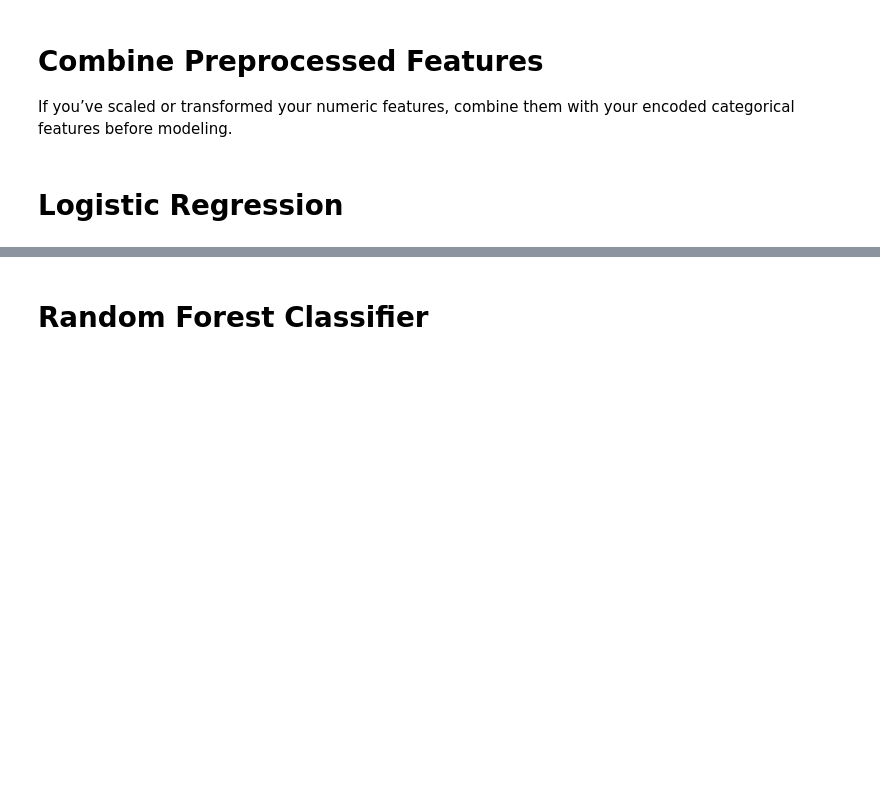
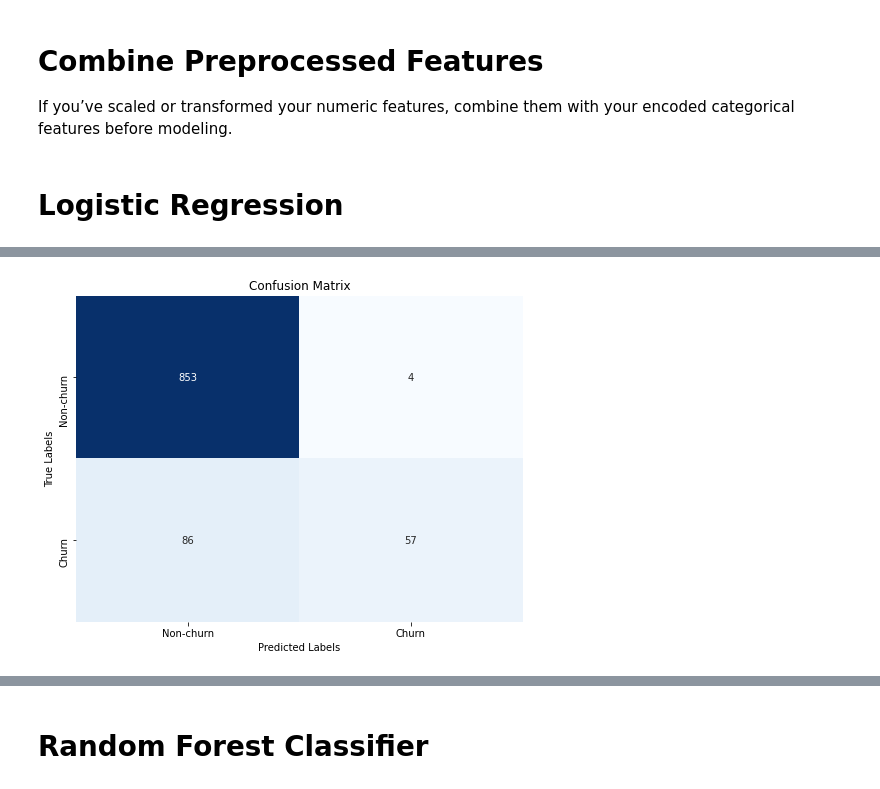
Before and after one commit to marymusyoka/Phase_3_Project, a Jupyter notebook: index.ipynb, the cells around one changed output, grey strips where cells are left out. Drawn from its saved outputs; the diff is of its cells as text; code cells hidden in the pictures; blank space fills up the shorter version.

Commit message:
model training

```diff
--- a/index.ipynb
+++ b/index.ipynb
@@ -509,0 +512,3 @@ customer service calls outliers are values < -2.0 or > 5.0
+# %%
+ x = df.drop('churn', axis=1)
+y = df['churn'].astype(int)
@@ -604,0 +638,22 @@ AUC-ROC Score: 0.7300144429666017
+# %%
+from sklearn.metrics import confusion_matrix
+import matplotlib.pyplot as plt
+import seaborn as sns
+
+# Predict the labels for the test set
+y_pred_test = model.predict(X_test)  # Ensure your model and X_test are correctly defined
+
+# Calculate the confusion matrix
+conf_matrix = confusion_matrix(y_test, y_pred_test)
+
+# Plot the confusion matrix
+plt.figure(figsize=(8, 6))
+sns.heatmap(conf_matrix, annot=True, fmt="d", cmap="Blues", cbar=False,
+            xticklabels=['Non-churn', 'Churn'],
+            yticklabels=['Non-churn', 'Churn'])
+plt.xlabel('Predicted Labels')
+plt.ylabel('True Labels')
+plt.title('Confusion Matrix')
+plt.show()
+# %% [output]
+[figure, added]
```
Also changed, not shown: parts of 61 cells of this notebook.
